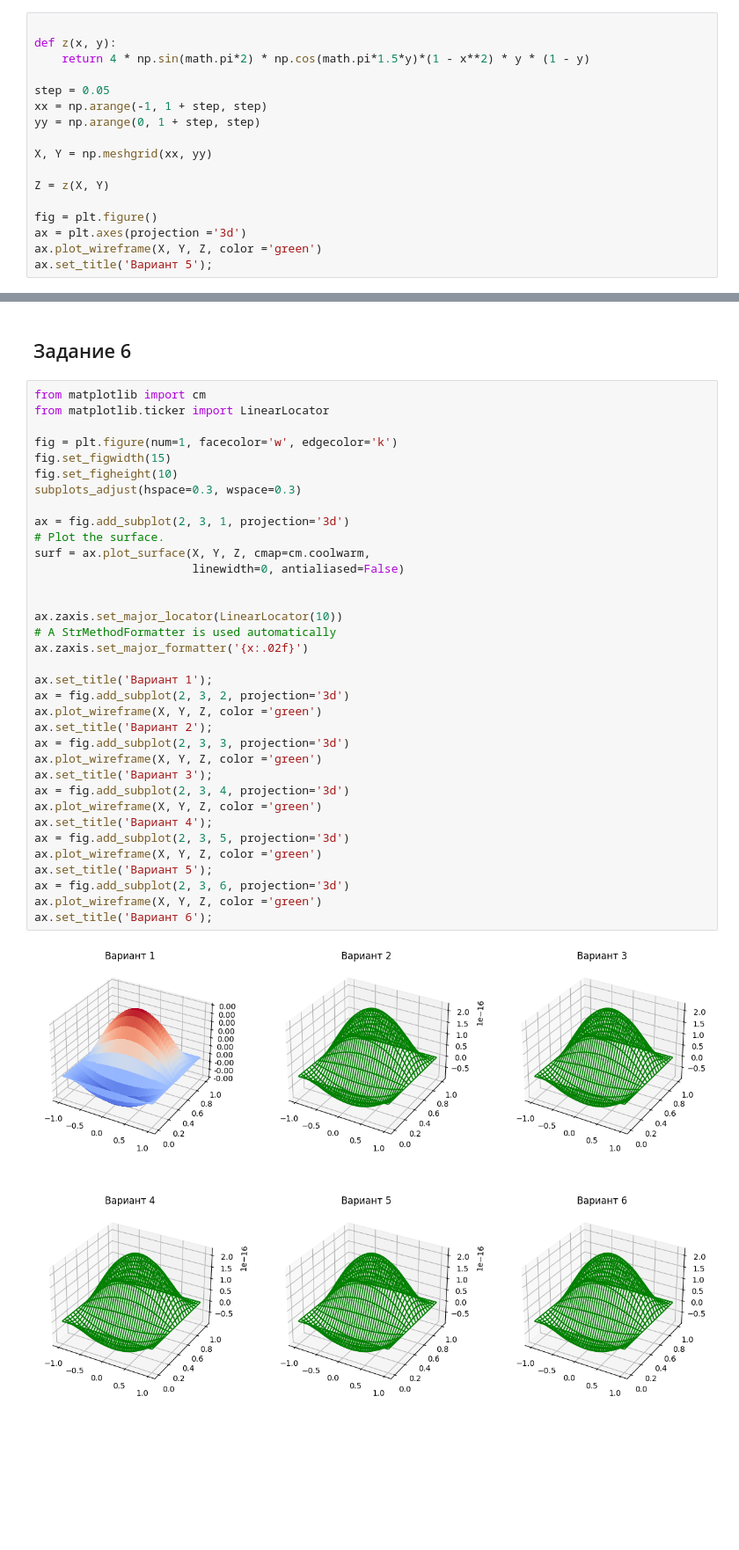
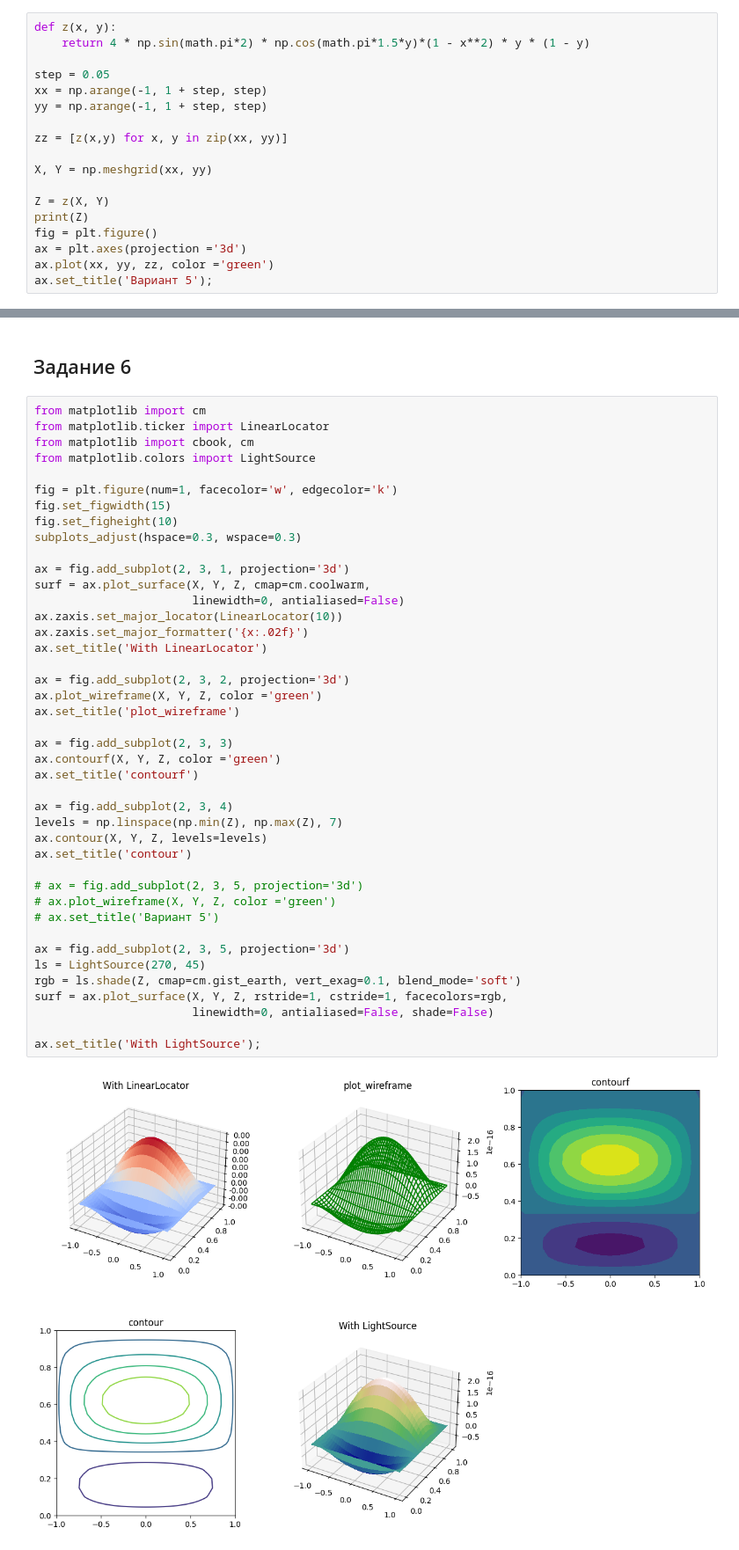
Before and after one commit to vlsu-labs/iiai-labs, a Jupyter notebook: LB2/notebook/main.ipynb, the cells around one changed output, grey strips where cells are left out. Shown: that part at 88% size. Saved outputs shown, nothing was run; the diff lists cells and outputs as text; blank space fills up the shorter version.

```diff
--- a/LB2/notebook/main.ipynb
+++ b/LB2/notebook/main.ipynb
@@ -138,19 +130,20 @@ plt.show()
 # %% [markdown]
 ## Задание 5
 # %%
-
 def z(x, y):
     return 4 * np.sin(math.pi*2) * np.cos(math.pi*1.5*y)*(1 - x**2) * y * (1 - y)
 
 step = 0.05
 xx = np.arange(-1, 1 + step, step)
-yy = np.arange(0, 1 + step, step)
+yy = np.arange(-1, 1 + step, step)
+
+zz = [z(x,y) for x, y in zip(xx, yy)]
 
 X, Y = np.meshgrid(xx, yy)
 
 Z = z(X, Y)
-
+print(Z)
 fig = plt.figure()
 ax = plt.axes(projection ='3d')
-ax.plot_wireframe(X, Y, Z, color ='green')
+ax.plot(xx, yy, zz, color ='green')
 ax.set_title('Вариант 5');
@@ -159,37 +154,44 @@ ax.set_title('Вариант 5');
 # %%
 from matplotlib import cm
 from matplotlib.ticker import LinearLocator
+from matplotlib import cbook, cm
+from matplotlib.colors import LightSource
 
 fig = plt.figure(num=1, facecolor='w', edgecolor='k')
 fig.set_figwidth(15)
 fig.set_figheight(10)
 subplots_adjust(hspace=0.3, wspace=0.3)
 
 ax = fig.add_subplot(2, 3, 1, projection='3d')
-# Plot the surface.
 surf = ax.plot_surface(X, Y, Z, cmap=cm.coolwarm,
                        linewidth=0, antialiased=False)
+ax.zaxis.set_major_locator(LinearLocator(10))
+ax.zaxis.set_major_formatter('{x:.02f}')
+ax.set_title('With LinearLocator')
 
-
-ax.zaxis.set_major_locator(LinearLocator(10))
-# A StrMethodFormatter is used automatically
-ax.zaxis.set_major_formatter('{x:.02f}')
-
-ax.set_title('Вариант 1');
 ax = fig.add_subplot(2, 3, 2, projection='3d')
 ax.plot_wireframe(X, Y, Z, color ='green')
-ax.set_title('Вариант 2');
-ax = fig.add_subplot(2, 3, 3, projection='3d')
-ax.plot_wireframe(X, Y, Z, color ='green')
-ax.set_title('Вариант 3');
-ax = fig.add_subplot(2, 3, 4, projection='3d')
-ax.plot_wireframe(X, Y, Z, color ='green')
-ax.set_title('Вариант 4');
+ax.set_title('plot_wireframe')
+
+ax = fig.add_subplot(2, 3, 3)
+ax.contourf(X, Y, Z, color ='green')
+ax.set_title('contourf')
+
+ax = fig.add_subplot(2, 3, 4)
+levels = np.linspace(np.min(Z), np.max(Z), 7)
+ax.contour(X, Y, Z, levels=levels)
+ax.set_title('contour')
+
+# ax = fig.add_subplot(2, 3, 5, projection='3d')
+# ax.plot_wireframe(X, Y, Z, color ='green')
+# ax.set_title('Вариант 5')
+
 ax = fig.add_subplot(2, 3, 5, projection='3d')
-ax.plot_wireframe(X, Y, Z, color ='green')
-ax.set_title('Вариант 5');
-ax = fig.add_subplot(2, 3, 6, projection='3d')
-ax.plot_wireframe(X, Y, Z, color ='green')
-ax.set_title('Вариант 6');
+ls = LightSource(270, 45)
+rgb = ls.shade(Z, cmap=cm.gist_earth, vert_exag=0.1, blend_mode='soft')
+surf = ax.plot_surface(X, Y, Z, rstride=1, cstride=1, facecolors=rgb,
+                       linewidth=0, antialiased=False, shade=False)
+
+ax.set_title('With LightSource');
 # %% [output]
-[figure, old version]
+[figure, new version]
```
Also changed, not shown: parts of 4 cells of this notebook, 8 other files.
